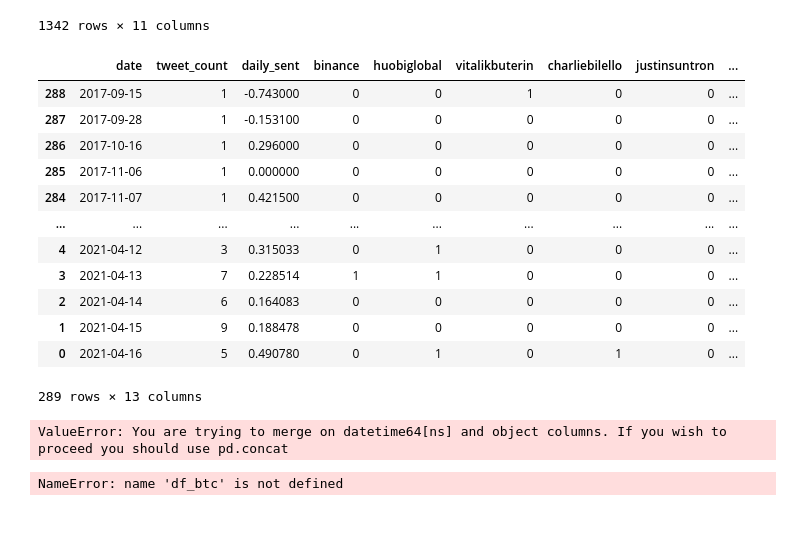
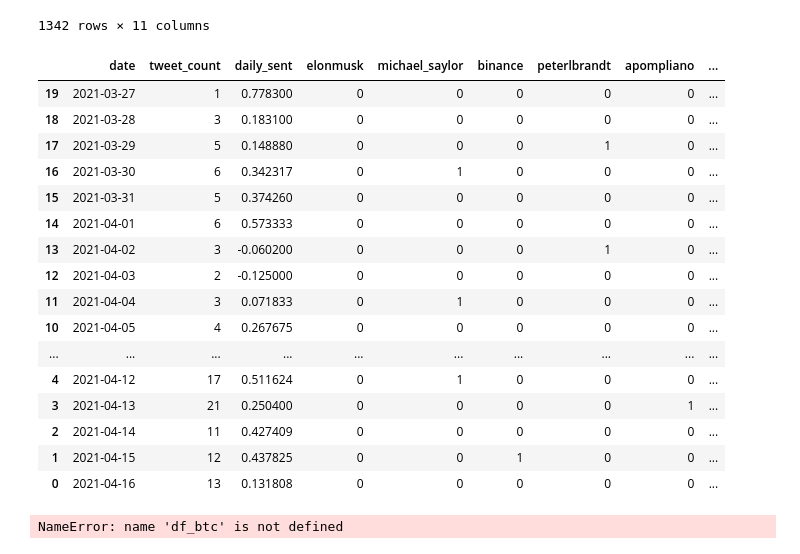
Before and after one commit to dim3003/data-analysis-crypto, a Jupyter notebook: notebooks/gp_notebooks.ipynb, the cells around one changed output. Saved outputs shown, nothing was run; the diff lists cells and outputs as text; code cells hidden in the pictures; blank space fills up the shorter version.

```diff
--- a/notebooks/gp_notebooks.ipynb
+++ b/notebooks/gp_notebooks.ipynb
@@ -65,34 +65,34 @@ list_df[0]
 # %%
 #twitter path
 
 tweetETH = "../data/processed/ETH_clean.csv"
 tweetBTC = "../data/processed/BTC_clean.csv"
 tweetEOS = "../data/processed/EOS_clean.csv"
 
 list_tweet = [tweetETH,tweetBTC,tweetEOS]
 list_tweet_df = []
 
 for tweet in list_tweet:
     df = pd.read_csv(tweet)
+    df['date'] = pd.to_datetime(df['date'])
     list_tweet_df.append(df.iloc[:,1:].sort_values('date'))
 
-list_tweet_df[0]
+list_tweet_df[1].tail(20)
 # %% [output]
-|  | date | tweet_count | daily_sent | binance | huobiglobal | vitalikbuterin | charliebilello | justinsuntron | ... |
-| 288 | 2017-09-15 | 1 | -0.743000 | 0 | 0 | 1 | 0 | 0 | ... |
-| 287 | 2017-09-28 | 1 | -0.153100 | 0 | 0 | 0 | 0 | 0 | ... |
-| 286 | 2017-10-16 | 1 | 0.296000 | 0 | 0 | 0 | 0 | 0 | ... |
-| 285 | 2017-11-06 | 1 | 0.000000 | 0 | 0 | 0 | 0 | 0 | ... |
-| 284 | 2017-11-07 | 1 | 0.421500 | 0 | 0 | 0 | 0 | 0 | ... |
+|  | date | tweet_count | daily_sent | elonmusk | michael_saylor | binance | peterlbrandt | apompliano | ... |
+| 19 | 2021-03-27 | 1 | 0.778300 | 0 | 0 | 0 | 0 | 0 | ... |
+| 18 | 2021-03-28 | 3 | 0.183100 | 0 | 0 | 0 | 0 | 0 | ... |
+| 17 | 2021-03-29 | 5 | 0.148880 | 0 | 0 | 0 | 1 | 0 | ... |
+| 16 | 2021-03-30 | 6 | 0.342317 | 0 | 1 | 0 | 0 | 0 | ... |
+| 15 | 2021-03-31 | 5 | 0.374260 | 0 | 0 | 0 | 0 | 0 | ... |
+| 14 | 2021-04-01 | 6 | 0.573333 | 0 | 0 | 0 | 0 | 0 | ... |
+| 13 | 2021-04-02 | 3 | -0.060200 | 0 | 0 | 0 | 1 | 0 | ... |
+| 12 | 2021-04-03 | 2 | -0.125000 | 0 | 0 | 0 | 0 | 0 | ... |
+| 11 | 2021-04-04 | 3 | 0.071833 | 0 | 1 | 0 | 0 | 0 | ... |
+| 10 | 2021-04-05 | 4 | 0.267675 | 0 | 0 | 0 | 0 | 0 | ... |
 | ... | ... | ... | ... | ... | ... | ... | ... | ... | ... |
-| 4 | 2021-04-12 | 3 | 0.315033 | 0 | 1 | 0 | 0 | 0 | ... |
-| 3 | 2021-04-13 | 7 | 0.228514 | 1 | 1 | 0 | 0 | 0 | ... |
-| 2 | 2021-04-14 | 6 | 0.164083 | 0 | 0 | 0 | 0 | 0 | ... |
-| 1 | 2021-04-15 | 9 | 0.188478 | 0 | 0 | 0 | 0 | 0 | ... |
-| 0 | 2021-04-16 | 5 | 0.490780 | 0 | 1 | 0 | 1 | 0 | ... |
+| 4 | 2021-04-12 | 17 | 0.511624 | 0 | 1 | 0 | 0 | 0 | ... |
+| 3 | 2021-04-13 | 21 | 0.250400 | 0 | 0 | 0 | 0 | 1 | ... |
+| 2 | 2021-04-14 | 11 | 0.427409 | 0 | 0 | 0 | 0 | 0 | ... |
+| 1 | 2021-04-15 | 12 | 0.437825 | 0 | 0 | 1 | 0 | 0 | ... |
+| 0 | 2021-04-16 | 13 | 0.131808 | 0 | 0 | 0 | 0 | 0 | ... |
-289 rows × 13 columns
-# %%
-df_outer = list_df[0].merge(list_tweet_df[0], on='date', how='outer')
-df_outer
-# %% [output]
-ValueError: You are trying to merge on datetime64[ns] and object columns. If you wish to proceed you should use pd.concat
```
Also changed, not shown: parts of 2 cells of this notebook, 1 other file.
